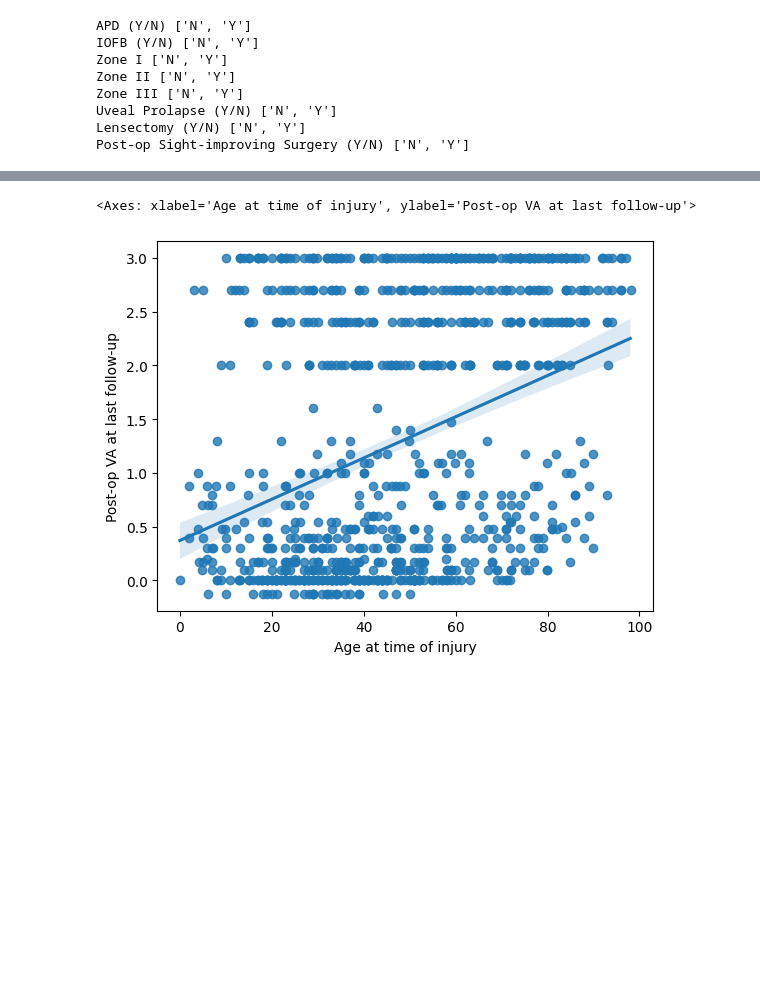
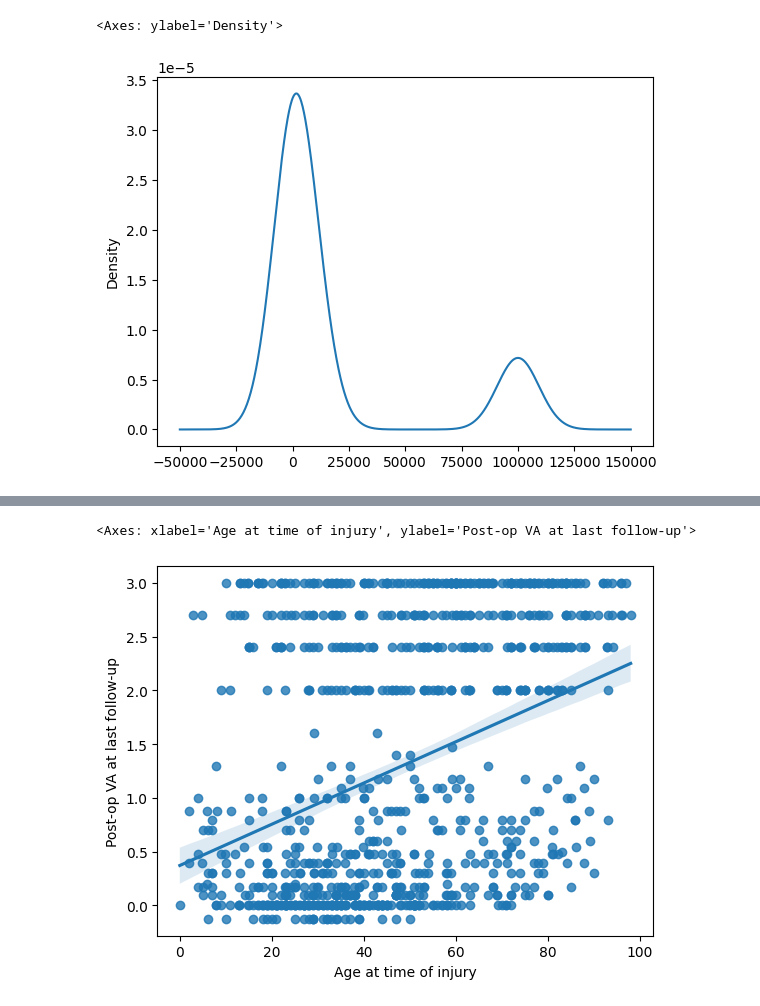
Before and after one commit to keir-johnson/Ocular-Trauma-VA-Prediction, a Jupyter notebook: Ocular Trauma Regression_Y_2.ipynb, the cells around one changed output, grey strips where cells are left out. Saved outputs shown, nothing was run; the diff lists cells and outputs as text; code cells hidden in the pictures; blank space fills up the shorter version.

```diff
--- a/Ocular Trauma Regression_Y_2.ipynb
+++ b/Ocular Trauma Regression_Y_2.ipynb
@@ -64,25 +64,21 @@ df1_columns_to_use = [
 ]
 
 df = pd.read_csv('Original Combined Dataset 2012-2022.csv', usecols= df1_columns_to_use)
+# %%
+#df = df[df['Post-op VA at last follow-up'].str.match("F/F|unable|20/30|20/40") == False]
+df['Post-op VA at last follow-up'].astype(np.float64).plot(kind="kde")
+# %% [output]
+<Axes: ylabel='Density'>
+[figure, added]
 # %%
 for col in df:
     uniq_vals = (df[col].unique())
     if uniq_vals is not None and 1 < uniq_vals.size < 3:
         if sorted(uniq_vals) == ["N", "Y"]:
-            print(col, sorted(uniq_vals))
             df[col] = df[col].astype(bool)
         else:
             df[col] = df[col].astype("category")
             # Left-eye / right-eye | female / male might be better as categorical rather than boolean
-# %% [output]
-APD (Y/N) ['N', 'Y']
-IOFB (Y/N) ['N', 'Y']
-Zone I ['N', 'Y']
-Zone II ['N', 'Y']
-Zone III ['N', 'Y']
-Uveal Prolapse (Y/N) ['N', 'Y']
-Lensectomy (Y/N) ['N', 'Y']
-Post-op Sight-improving Surgery (Y/N) ['N', 'Y']
 # %%
 
 #Cleaning Data Start ------------------
```
Also changed, not shown: parts of 11 cells of this notebook.
